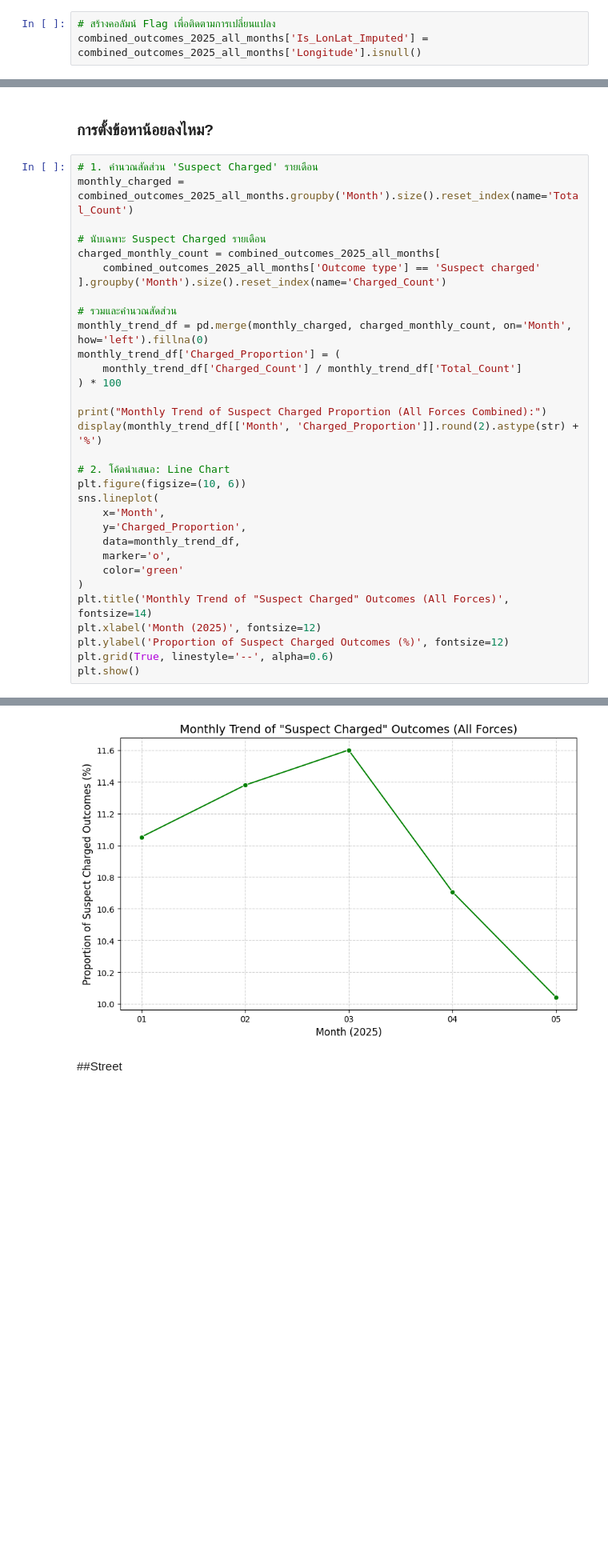
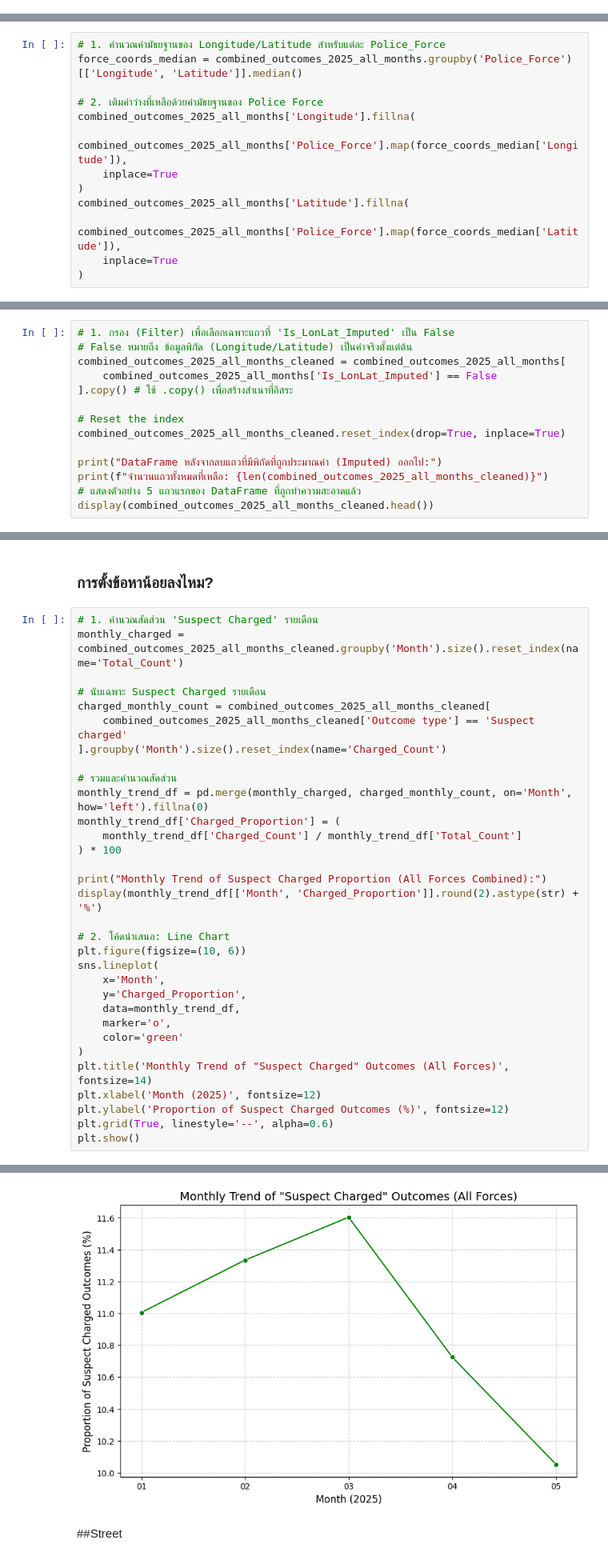
Before and after one commit to jangInw007/JENZY_Project, a Jupyter notebook: JENZY_is_perfect_project_Basicpro.ipynb, the cells around one changed output, grey strips where cells are left out. Shown at 80% size. Cells and saved outputs as stored; diff of their text form; blank space fills up the shorter version.

Commit message:
combined_outcomes_2025_all_months_cleaned เสร็จ + คำถาม

```diff
--- a/JENZY_is_perfect_project_Basicpro.ipynb
+++ b/JENZY_is_perfect_project_Basicpro.ipynb
@@ -969,6 +1043,3 @@ combined_outcomes_2025_all_months['Latitude'] = combined_outcomes_2025_all_month
     else row['Latitude'],
     axis=1
 )
-# %%
-# สร้างคอลัมน์ Flag เพื่อติดตามการเปลี่ยนแปลง
-combined_outcomes_2025_all_months['Is_LonLat_Imputed'] = combined_outcomes_2025_all_months['Longitude'].isnull()
@@ -1072,0 +1121,13 @@ combined_outcomes_2025_all_months['Latitude'] = combined_outcomes_2025_all_month
+# %%
+# 1. คำนวณค่ามัธยฐานของ Longitude/Latitude สำหรับแต่ละ Police_Force
+force_coords_median = combined_outcomes_2025_all_months.groupby('Police_Force')[['Longitude', 'Latitude']].median()
+
+# 2. เติมค่าว่างที่เหลือด้วยค่ามัธยฐานของ Police Force
+combined_outcomes_2025_all_months['Longitude'].fillna(
+    combined_outcomes_2025_all_months['Police_Force'].map(force_coords_median['Longitude']),
+    inplace=True
+)
+combined_outcomes_2025_all_months['Latitude'].fillna(
+    combined_outcomes_2025_all_months['Police_Force'].map(force_coords_median['Latitude']),
+    inplace=True
+)
@@ -1112,0 +1236,14 @@ fig.show()
+# %%
+# 1. กรอง (Filter) เพื่อเลือกเฉพาะแถวที่ 'Is_LonLat_Imputed' เป็น False
+# False หมายถึง ข้อมูลพิกัด (Longitude/Latitude) เป็นค่าจริงตั้งแต่ต้น
+combined_outcomes_2025_all_months_cleaned = combined_outcomes_2025_all_months[
+    combined_outcomes_2025_all_months['Is_LonLat_Imputed'] == False
+].copy() # ใช้ .copy() เพื่อสร้างสำเนาที่อิสระ
+
+# Reset the index
+combined_outcomes_2025_all_months_cleaned.reset_index(drop=True, inplace=True)
+
+print("DataFrame หลังจากลบแถวที่มีพิกัดที่ถูกประมาณค่า (Imputed) ออกไป:")
+print(f"จำนวนแถวทั้งหมดที่เหลือ: {len(combined_outcomes_2025_all_months_cleaned)}")
+# แสดงตัวอย่าง 5 แถวแรกของ DataFrame ที่ถูกทำความสะอาดแล้ว
+display(combined_outcomes_2025_all_months_cleaned.head())
@@ -1284,11 +1537,11 @@ Passing `palette` without assigning `hue` is deprecated and will be removed in v
 ### การตั้งข้อหาน้อยลงไหม?
 # %%
 # 1. คำนวณสัดส่วน 'Suspect Charged' รายเดือน
-monthly_charged = combined_outcomes_2025_all_months.groupby('Month').size().reset_index(name='Total_Count')
+monthly_charged = combined_outcomes_2025_all_months_cleaned.groupby('Month').size().reset_index(name='Total_Count')
 
 # นับเฉพาะ Suspect Charged รายเดือน
-charged_monthly_count = combined_outcomes_2025_all_months[
-    combined_outcomes_2025_all_months['Outcome type'] == 'Suspect charged'
+charged_monthly_count = combined_outcomes_2025_all_months_cleaned[
+    combined_outcomes_2025_all_months_cleaned['Outcome type'] == 'Suspect charged'
 ].groupby('Month').size().reset_index(name='Charged_Count')
 
 # รวมและคำนวณสัดส่วน
@@ -1325,3 +1578,3 @@ Monthly Trend of Suspect Charged Proportion (All Forces Combined):
-[figure, old version]
+[figure, new version]
 # %% [markdown]
 ##Street
```
Also changed, not shown: parts of 40 cells of this notebook.
